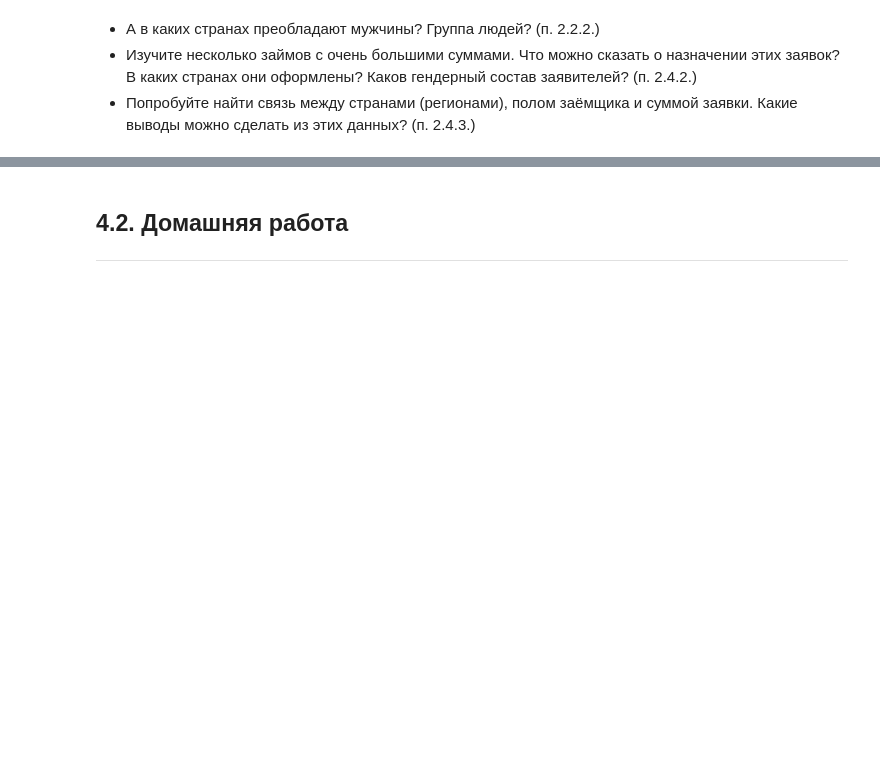
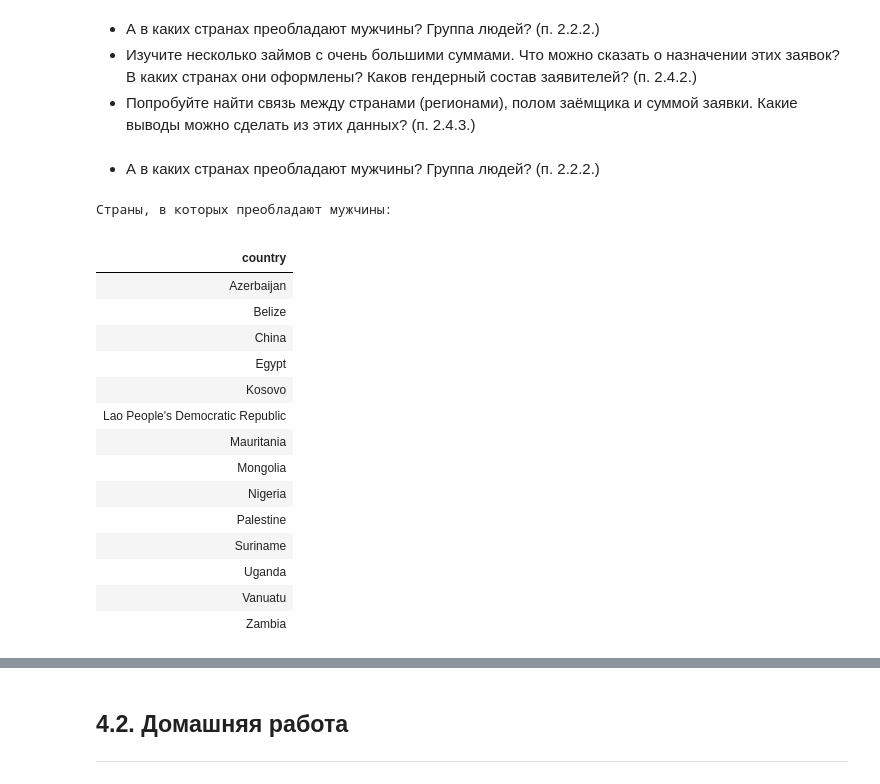
Before and after one commit to TomasHogger/python, a Jupyter notebook: kiva/kiva.ipynb, the cells around one changed output, grey strips where cells are left out. Drawn from its saved outputs; the diff is of its cells as text; code cells hidden in the pictures; blank space fills up the shorter version.

```diff
--- a/kiva/kiva.ipynb
+++ b/kiva/kiva.ipynb
@@ -32,3 +58,31 @@ FileNotFoundError: [Errno 2] File b'load_theme_ids.csv' does not exist: b'load_t
 - А в каких странах преобладают мужчины? Группа людей? (п. 2.2.2.)
 - Изучите несколько займов с очень большими суммами. Что можно сказать о назначении этих заявок? В каких странах они оформлены? Каков гендерный состав заявителей? (п. 2.4.2.)
 - Попробуйте найти связь между странами (регионами), полом заёмщика и суммой заявки. Какие выводы можно сделать из этих данных? (п. 2.4.3.)
+# %% [markdown]
+- А в каких странах преобладают мужчины? Группа людей? (п. 2.2.2.)
+# %%
+print('Страны, в которых преобладают мужчины: ')
+
+group_country = df_kiva_loans[df_kiva_loans.borrower_genders.notna()]\
+    .groupby('country')\
+    .agg(is_male_more = ('borrower_genders',\
+        lambda x: sum([i.count('male') - 2 * i.count('female') for i in list(x.values)]) > 0))
+group_country[group_country.is_male_more].drop(columns=['is_male_more'])
+# %% [output]
+Страны, в которых преобладают мужчины:
+|  |
+| country |
+| Azerbaijan |
+| Belize |
+| China |
+| Egypt |
+| Kosovo |
+| Lao People's Democratic Republic |
+| Mauritania |
+| Mongolia |
+| Nigeria |
+| Palestine |
+| Suriname |
+| Uganda |
+| Vanuatu |
+| Zambia |
```
Also changed, not shown: parts of 6 cells of this notebook, 1 other file.
